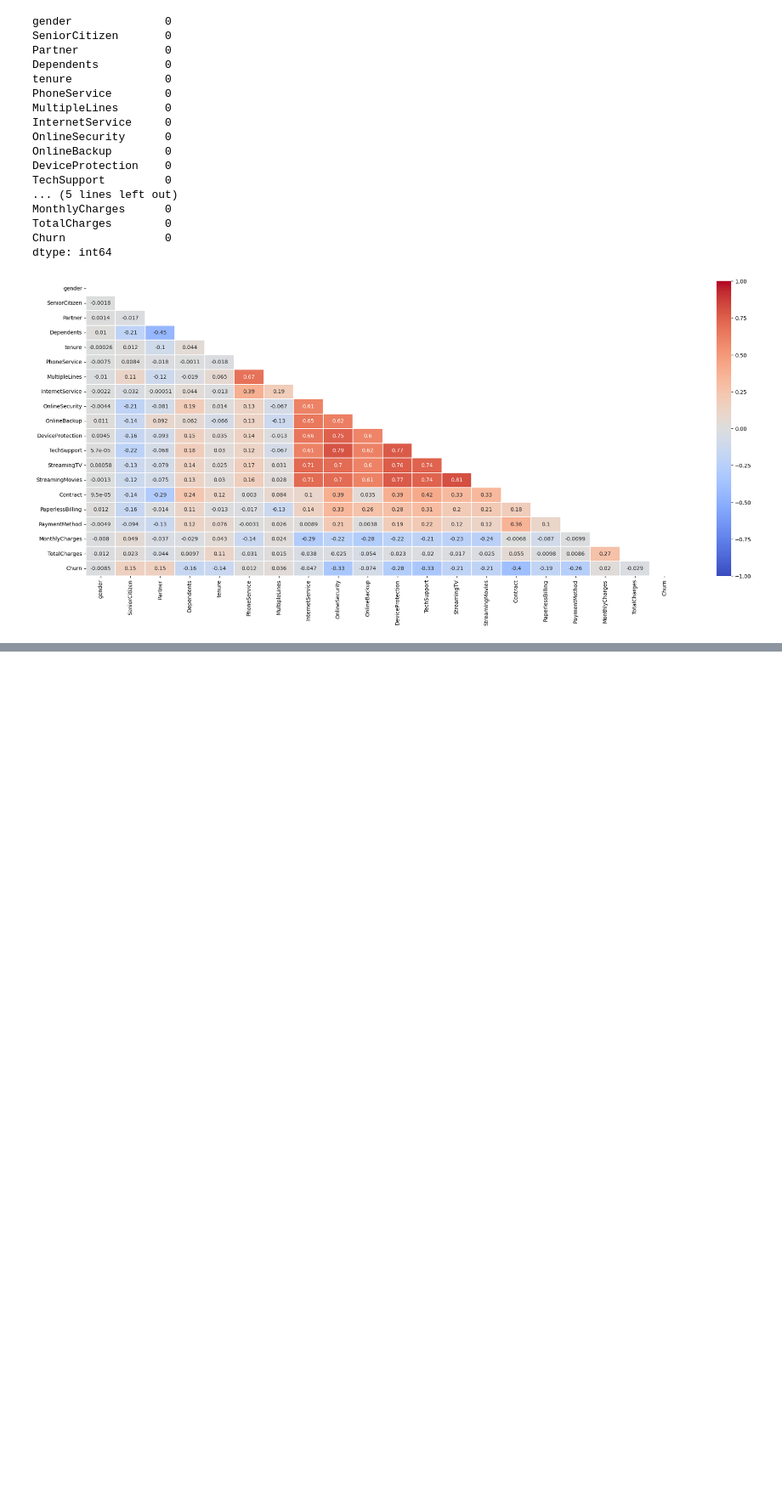
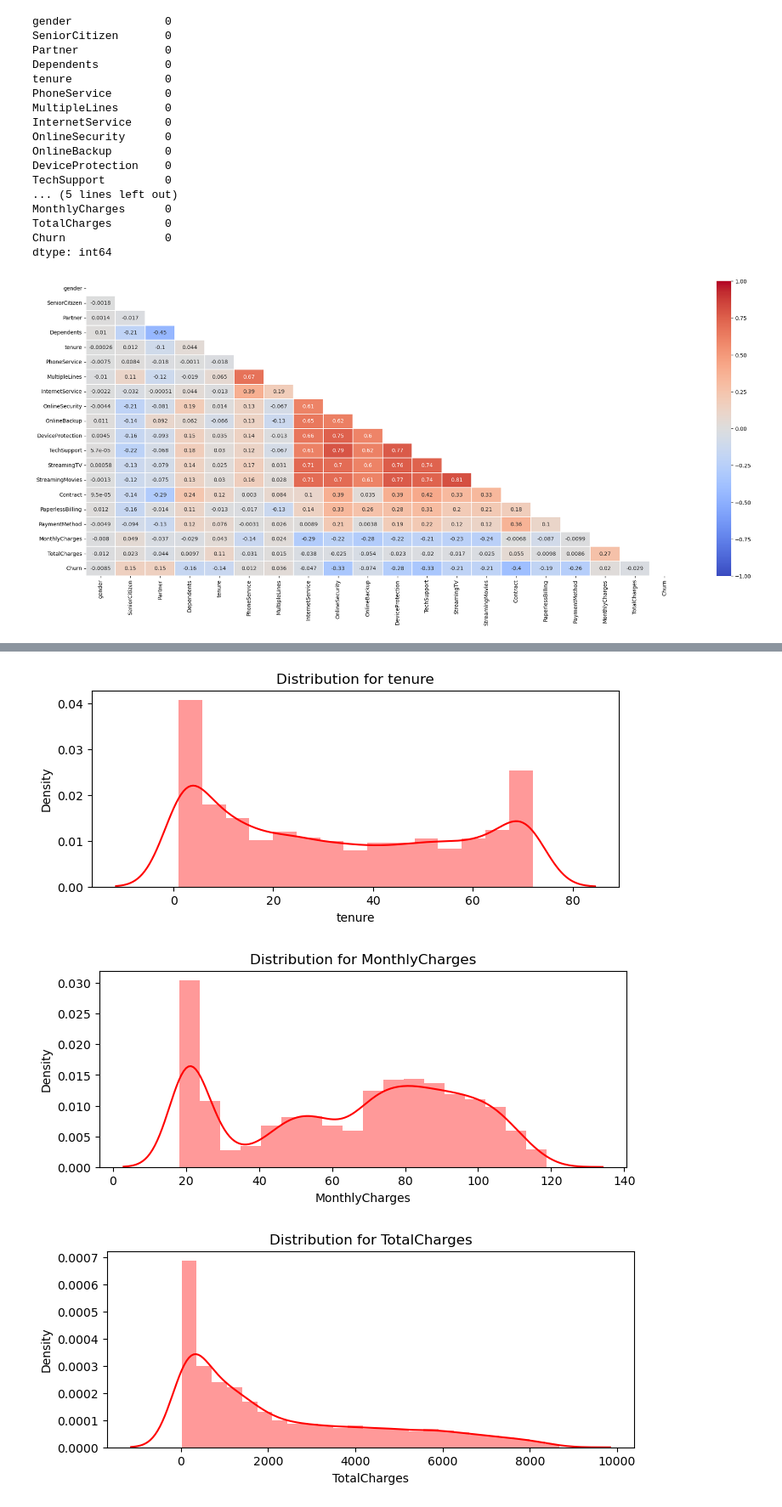
Before and after one commit to jasonqiu0/Telco-Churn, a Jupyter notebook: main.ipynb, the cells around one changed output, grey strips where cells are left out. Shown at 85% size. Cells and saved outputs as stored; diff of their text form; code cells hidden in the pictures; blank space fills up the shorter version.

```diff
--- a/main.ipynb
+++ b/main.ipynb
@@ -158,3 +158,11 @@ mask = np.triu(np.ones_like(corr, dtype=bool))
 ax = sns.heatmap(corr, mask=mask, xticklabels=corr.columns, yticklabels=corr.columns, annot=True, linewidths=.2, cmap='coolwarm', vmin=-1, vmax=1)
 # %% [output]
 [figure]
+# %%
+def encode(dataframe_series):
+    if dataframe_series.dtype=='object':
+        dataframe_series = LabelEncoder().fit_transform(dataframe_series)
+    return dataframe_series
+# %%
+df = df.apply(lambda x: encode(x))
+df.head()
@@ -160,0 +214,12 @@ ax = sns.heatmap(corr, mask=mask, xticklabels=corr.columns, yticklabels=corr.col
+# %%
+def distplot(feature, frame, color='r'):
+    plt.figure(figsize=(8,3))
+    plt.title("Distribution for {}".format(feature))
+    ax = sns.distplot(frame[feature], color= color)
+# %%
+num_cols = ["tenure", 'MonthlyCharges', 'TotalCharges']
+for feat in num_cols: distplot(feat, df)
+# %% [output]
+[figure, added]
+[figure, added]
+[figure, added]
```
Also changed, not shown: parts of 7 cells of this notebook.
